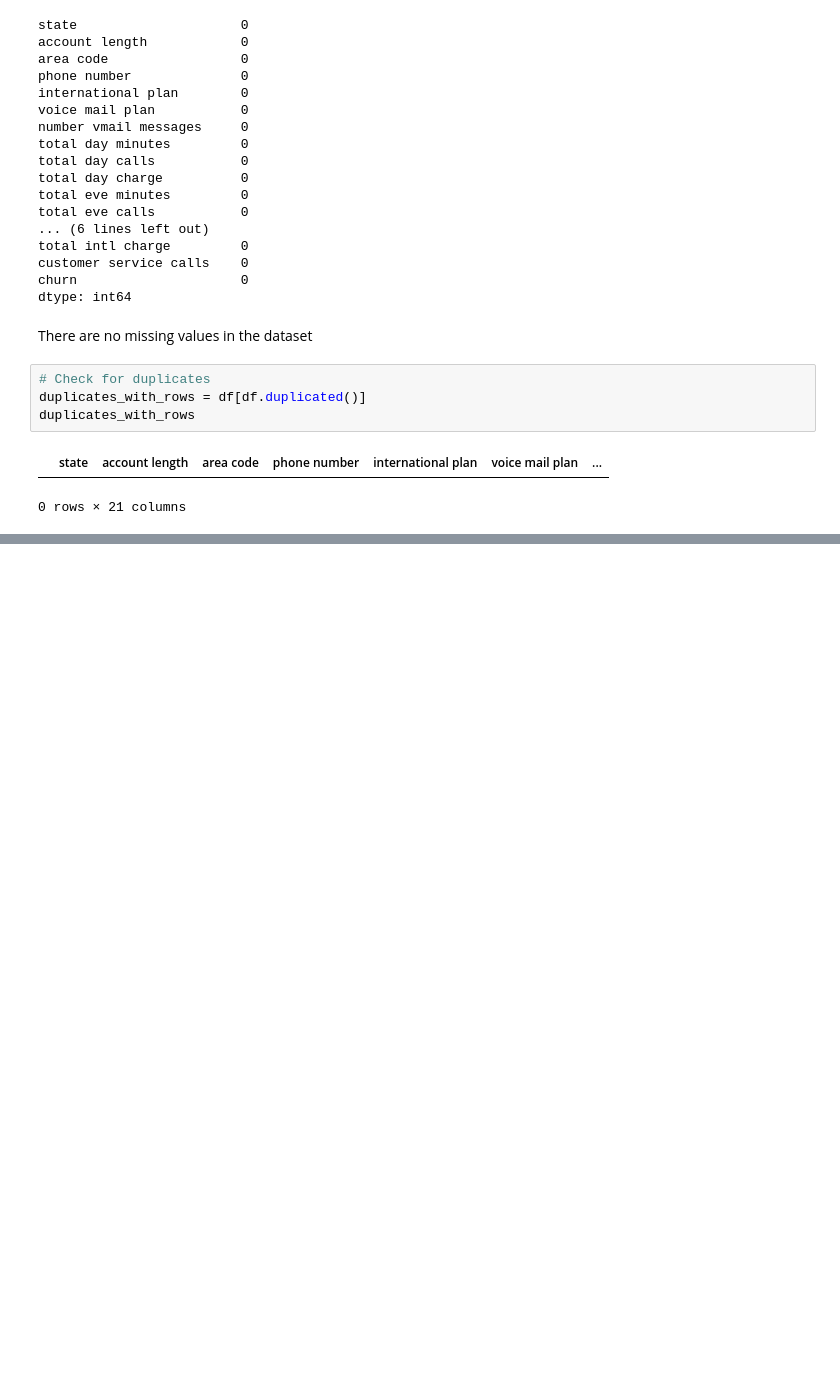
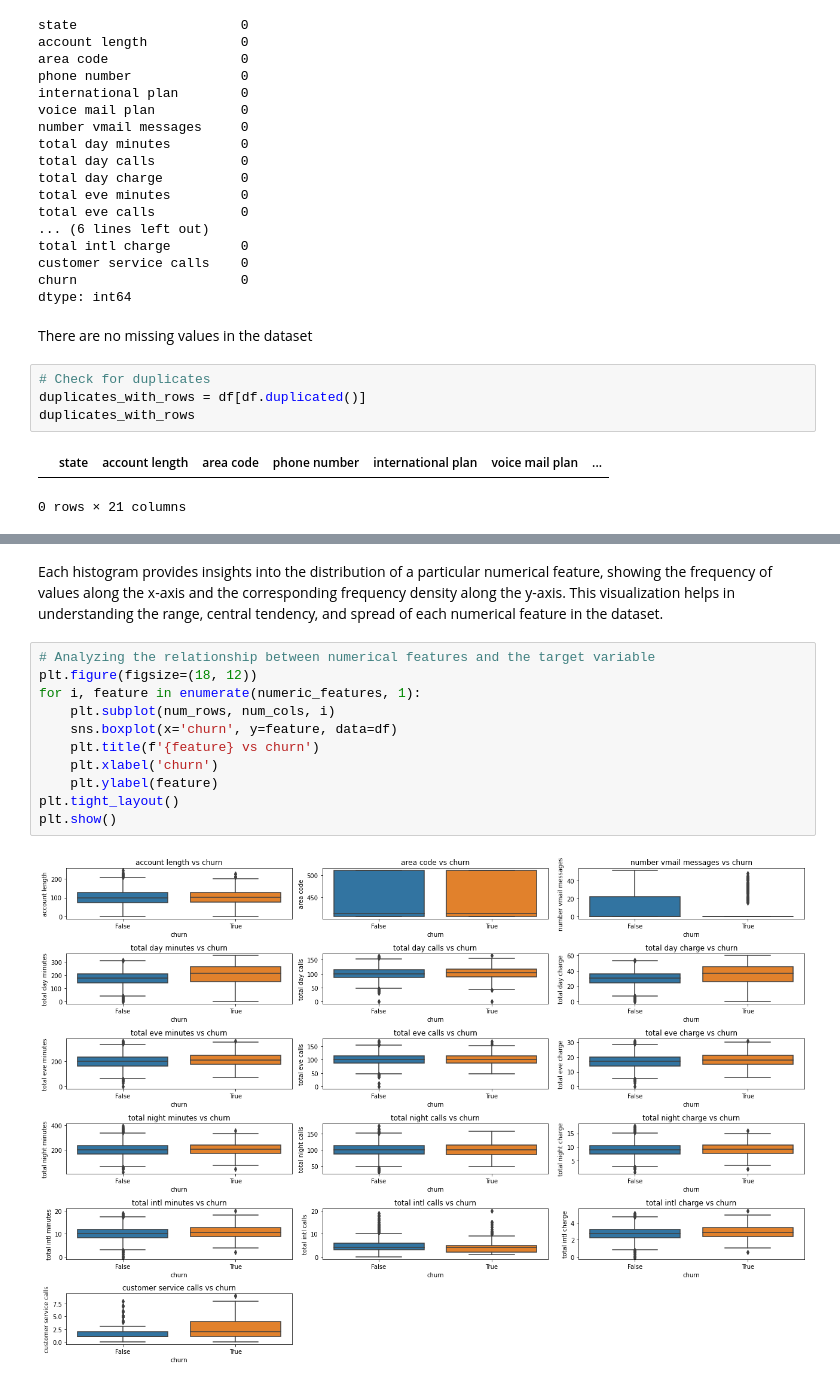
Before and after one commit to Harry-Atulah/phase3_project, a Jupyter notebook: student.ipynb, the cells around one changed output, grey strips where cells are left out. Drawn from its saved outputs; the diff is of its cells as text; blank space fills up the shorter version.

```diff
--- a/student.ipynb
+++ b/student.ipynb
@@ -141,0 +174,15 @@ duplicates_with_rows
+# %% [markdown]
+Each histogram provides insights into the distribution of a particular numerical feature, showing the frequency of values along the x-axis and the corresponding frequency density along the y-axis. This visualization helps in understanding the range, central tendency, and spread of each numerical feature in the dataset.
+# %%
+# Analyzing the relationship between numerical features and the target variable
+plt.figure(figsize=(18, 12))
+for i, feature in enumerate(numeric_features, 1):
+    plt.subplot(num_rows, num_cols, i)
+    sns.boxplot(x='churn', y=feature, data=df)
+    plt.title(f'{feature} vs churn')
+    plt.xlabel('churn')
+    plt.ylabel(feature)
+plt.tight_layout()
+plt.show()
+# %% [output]
+[figure, added]
```
Also changed, not shown: parts of 8 cells of this notebook.
